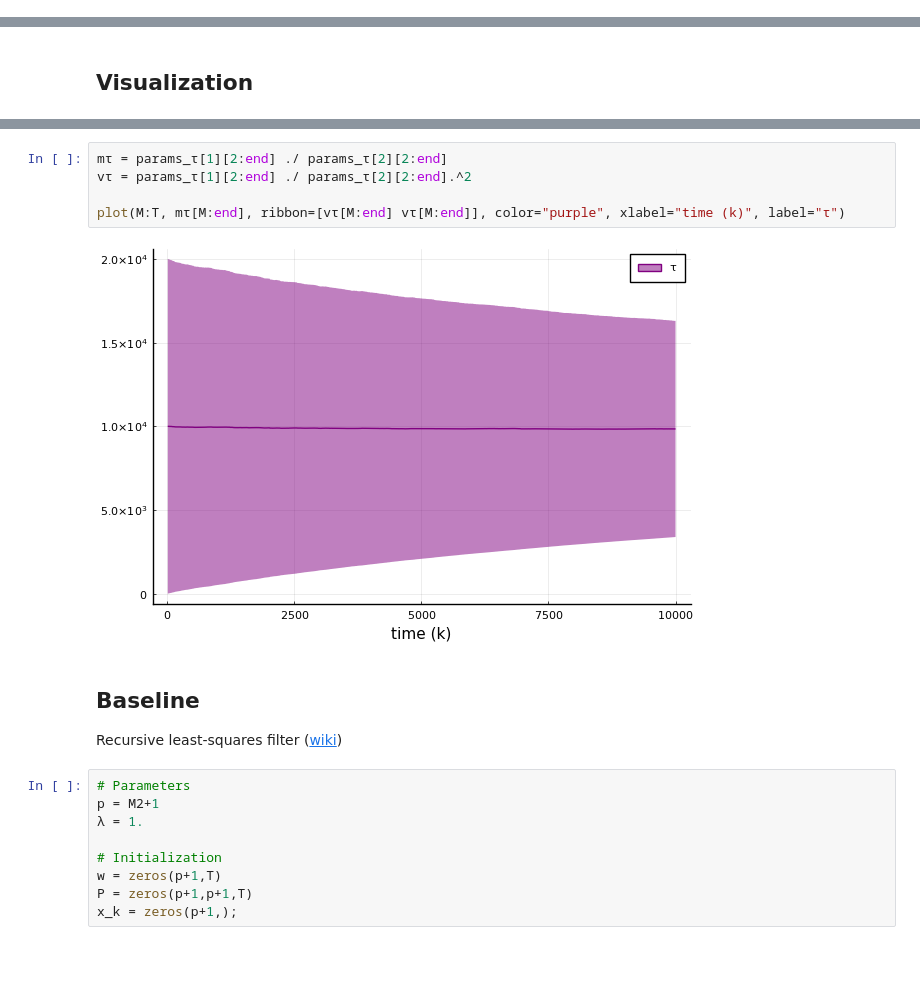
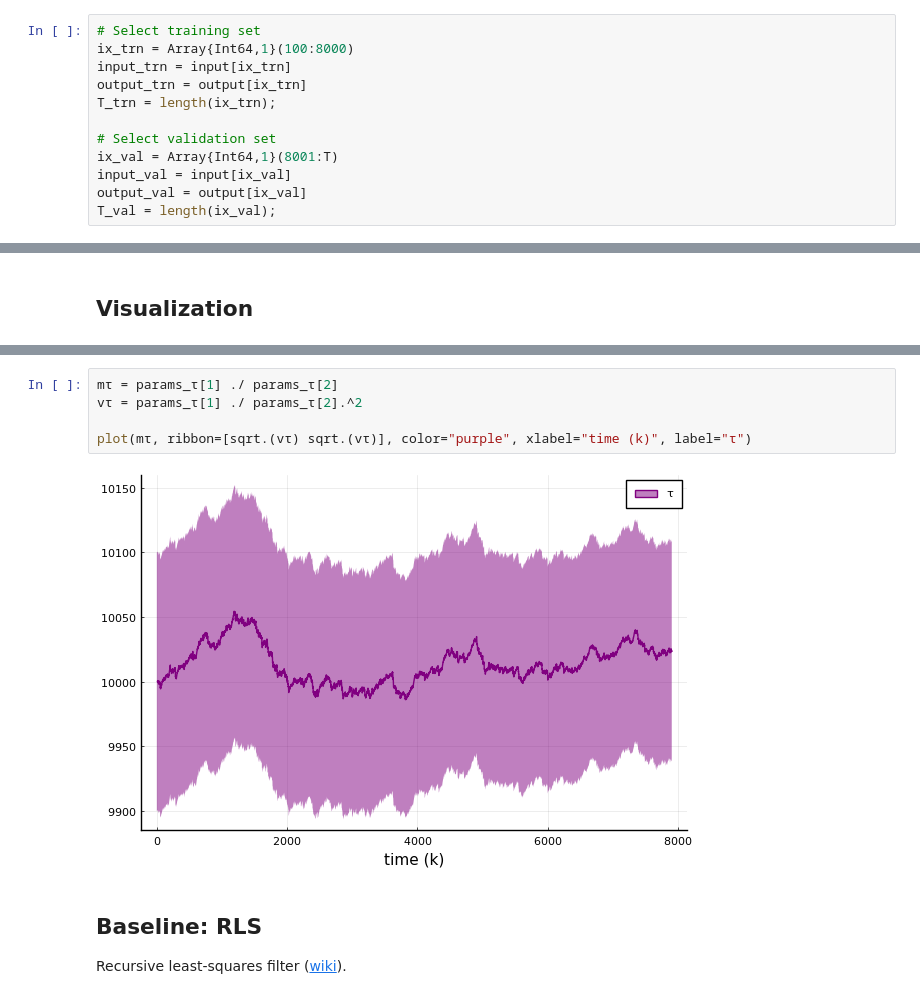
Before and after one commit to biaslab/nsi-silverbox, a Jupyter notebook: experiments-verification/experiment-NARMAX.ipynb, the cells around one changed output, grey strips where cells are left out. Drawn from its saved outputs; the diff is of its cells as text; blank space fills up the shorter version.

```diff
--- a/experiments-verification/experiment-NARMAX.ipynb
+++ b/experiments-verification/experiment-NARMAX.ipynb
@@ -81,0 +82,12 @@ end
+# %%
+# Select training set
+ix_trn = Array{Int64,1}(100:8000)
+input_trn = input[ix_trn]
+output_trn = output[ix_trn]
+T_trn = length(ix_trn);
+
+# Select validation set
+ix_val = Array{Int64,1}(8001:T)
+input_val = input[ix_val]
+output_val = output[ix_val]
+T_val = length(ix_val);
@@ -195,20 +274,11 @@ plot!(M:T, θ_true[2]*ones(T-M,), color="black", label="θ2_true", ylims=[-0.5,0
 # %%
-mτ = params_τ[1][2:end] ./ params_τ[2][2:end]
-vτ = params_τ[1][2:end] ./ params_τ[2][2:end].^2
+mτ = params_τ[1] ./ params_τ[2]
+vτ = params_τ[1] ./ params_τ[2].^2
 
-plot(M:T, mτ[M:end], ribbon=[vτ[M:end] vτ[M:end]], color="purple", xlabel="time (k)", label="τ")
+plot(mτ, ribbon=[sqrt.(vτ) sqrt.(vτ)], color="purple", xlabel="time (k)", label="τ")
 # %% [output]
-[figure, old version]
+[figure, new version]
 # %% [markdown]
-## Baseline
+## Baseline: RLS
 
-Recursive least-squares filter ([wiki](https://en.wikipedia.org/wiki/Recursive_least_squares_filter#Recursive_algorithm))
+Recursive least-squares filter ([wiki](https://en.wikipedia.org/wiki/Recursive_least_squares_filter#Recursive_algorithm)).
-# %%
-# Parameters
-p = M2+1
-λ = 1.
-
-# Initialization
-w = zeros(p+1,T)
-P = zeros(p+1,p+1,T)
-x_k = zeros(p+1,);
```
Also changed, not shown: parts of 26 cells of this notebook, 18 other files.
